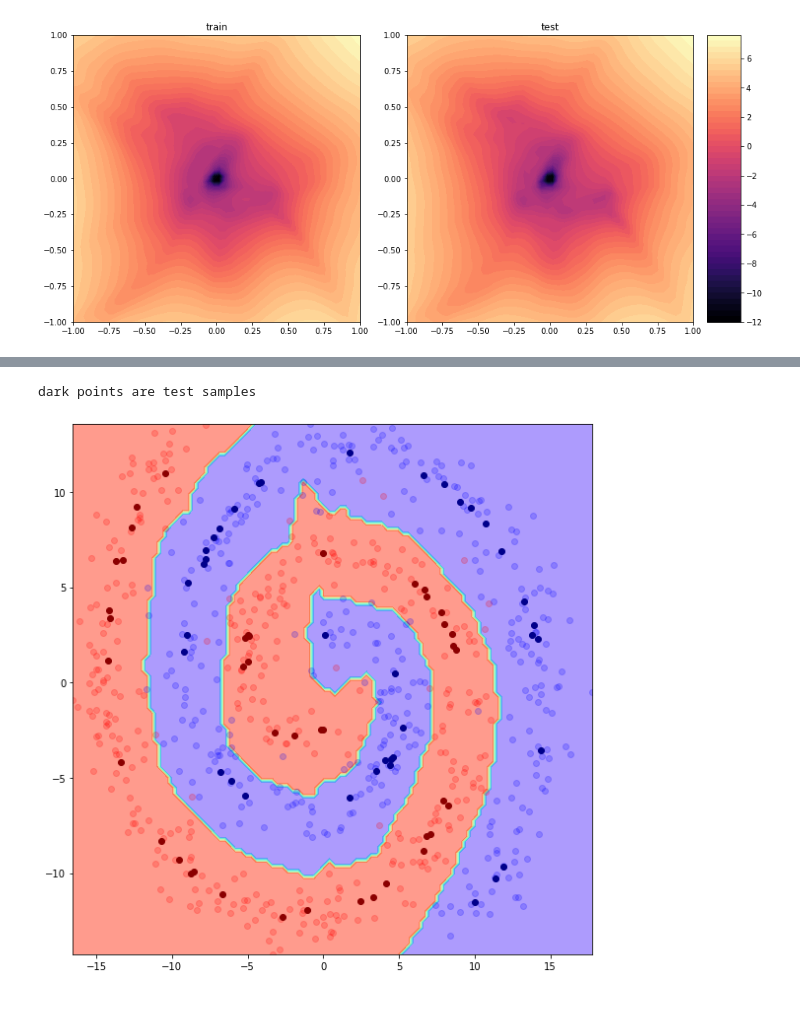
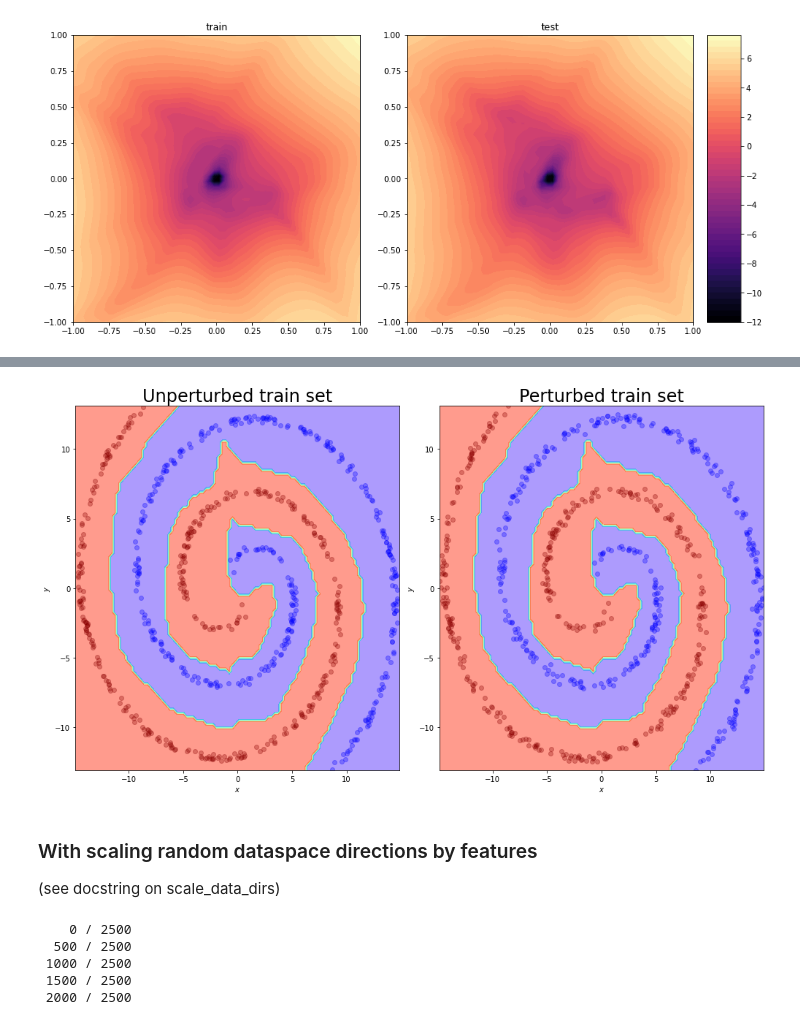
Before and after one commit to Burt360/loss-surfaces-in-data, a Jupyter notebook: swissroll.ipynb, the cells around one changed output, grey strips where cells are left out. Drawn from its saved outputs; the diff is of its cells as text; code cells hidden in the pictures.

Commit message:
feat: cleaned up code (comments, names) and added additional loss surfaces in dataspace

```diff
--- a/swissroll.ipynb
+++ b/swissroll.ipynb
@@ -164,6 +179,7 @@ def train(model, opt, num_epochs, train_loader, print_every=10):
   obj = nn.CrossEntropyLoss()
   model.train()
 
+  # Use a different random seed every epoch but in a deterministic order
   seeds = np.arange(num_epochs)
 
   # Mean loss per sample
@@ -171,7 +187,7 @@ def train(model, opt, num_epochs, train_loader, print_every=10):
   accs = [None] * num_epochs
 
   for epoch in range(num_epochs):
-    # Train
+    # Set the train_loader shuffle
     train_rng.manual_seed(int(seeds[epoch]))
 
     epoch_loss = 0
@@ -182,7 +198,6 @@ def train(model, opt, num_epochs, train_loader, print_every=10):
 
       # Predict, get loss, backprop, step
       pred = model(x)
-
       loss = obj(pred, y)
       loss.backward()
       opt.step()
@@ -190,7 +205,7 @@ def train(model, opt, num_epochs, train_loader, print_every=10):
       epoch_loss += loss.item()
       correct += torch.sum(torch.argmax(pred, axis=1) == y).item()
 
-    # Record
+    # Record mean loss per sample and mean accuracy
     mean_train_losses[epoch] = epoch_loss / train_loader.num_samples
     accs[epoch] = correct / train_loader.num_samples
 
@@ -213,10 +228,10 @@ def test(model, test_loader):
     loss += obj(pred, y).item()
     correct += torch.sum(torch.argmax(pred, axis=1) == y).item()
 
-  mean_loss = loss / len(test_set)
-  acc = correct / len(test_set)
+  mean_test_loss = loss / test_loader.num_samples
+  test_acc = correct / test_loader.num_samples
 
-  return mean_loss, acc
+  return mean_test_loss, test_acc
 # %%
 num_epochs = 30
 lr = 1e-2
@@ -549,7 +683,39 @@ plot_loss_surface_dataspace(train_losses, xsteps, ysteps)
-# %%
-steps = 0.1, 0.1
-perturbed_dataset = get_perturbed_dataset(train_set, dirs, steps)
-plot_decision_boundary(model, perturbed_dataset, test_set)
-# %% [output]
-dark points are test samples
-[figure, removed]
+# %%
+steps = 0.1, 0.1
+perturbed_dataset = get_perturbed_dataset(train_set, dirs, steps)
+
+xls, yls = get_xls_yls(train_set, perturbed_dataset)
+
+fig, axs = plt.subplots(1, 2, figsize=(14, 8))
+
+ax = axs[0]
+plot_decision_boundary(model, train_set, xls, yls, ax)
+ax.set_title("Unperturbed train set", fontsize=24)
+
+ax = axs[1]
+plot_decision_boundary(model, perturbed_dataset, xls, yls, ax)
+ax.set_title("Perturbed train set", fontsize=24)
+
+fig.tight_layout()
+fig.show()
+# %% [output]
+[figure, added]
+# %% [markdown]
+### With scaling random dataspace directions by features
+
+(see docstring on scale_data_dirs)
+# %%
+dim = 0
+
+rng = torch.Generator().manual_seed(42)
+dirs = get_2_random_dirs_data(train_set, rng)
+scale_dirs_data(train_set, dirs, dim=dim)
+
+model.reset_weights()
+xsteps, ysteps, train_losses = get_loss_surface_dataspace(model, train_set, dirs)
+# %% [output]
+    0 / 2500
+  500 / 2500
+ 1000 / 2500
+ 1500 / 2500
+ 2000 / 2500
```
Also changed, not shown: parts of 35 cells of this notebook.
